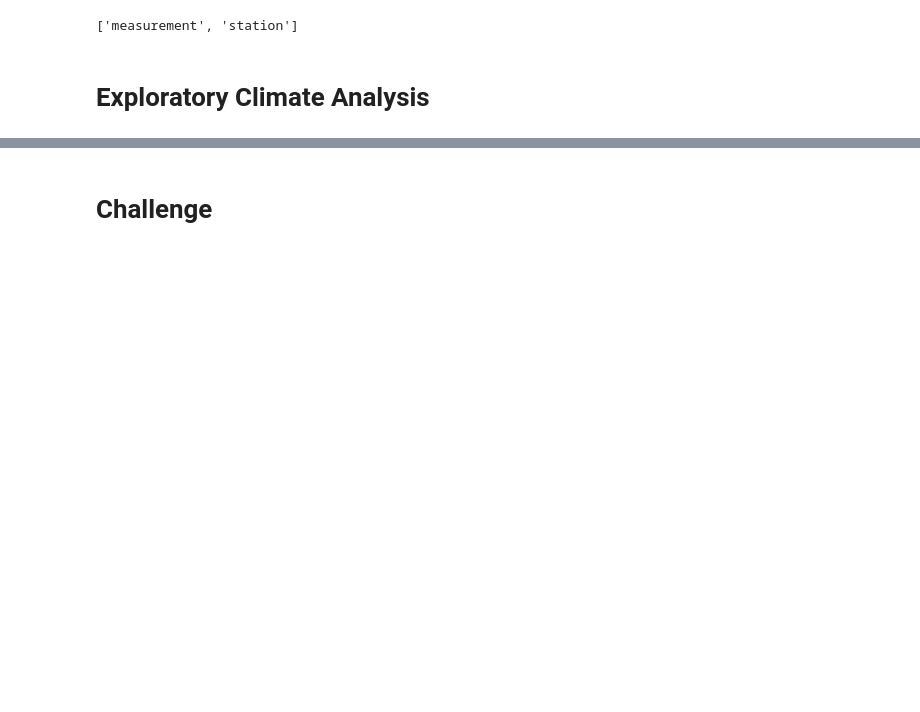
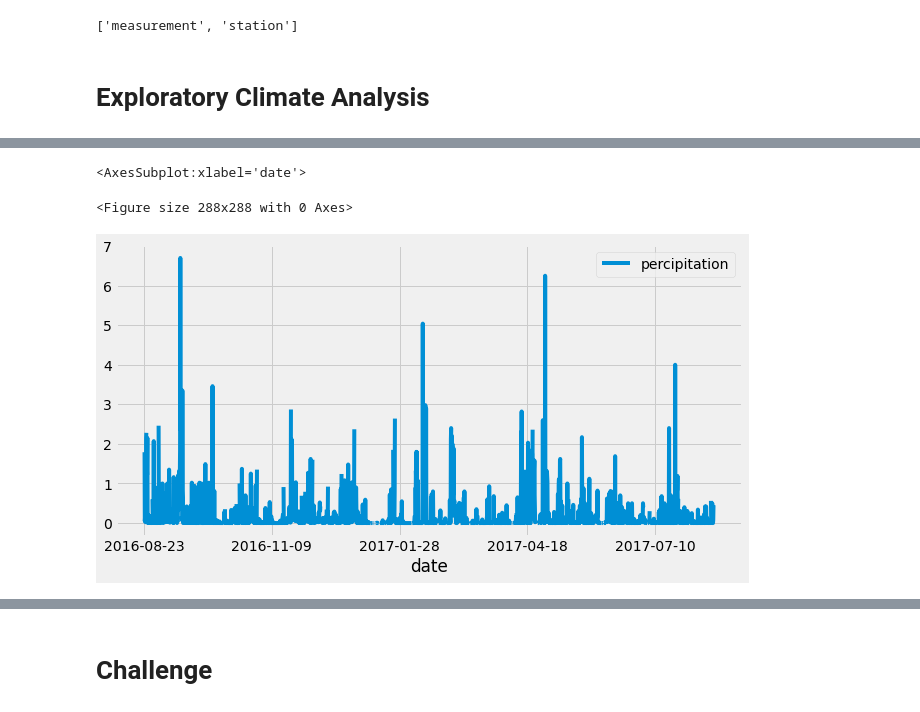
Before and after one commit to sam1arif/surfs_up, a Jupyter notebook: climate_analysis.ipynb, the cells around one changed output, grey strips where cells are left out. Drawn from its saved outputs; the diff is of its cells as text; code cells hidden in the pictures; blank space fills up the shorter version.

```diff
--- a/climate_analysis.ipynb
+++ b/climate_analysis.ipynb
@@ -39,11 +39,18 @@ session = Session(engine)
 #Starting from the last data point in the database.
 
 # Calculate the date one year from the last date in data set.
+prev_year = dt.date(2017, 8, 23) - dt.timedelta(days=365)
 
 # Perform a query to retrieve the data and precipitation scores
+results = []
+results = session.query(Measurement.date, Measurement.prcp).filter(Measurement.date >= prev_year).all()
 
 # Save the query results as a Pandas DataFrame and set the index to the date column
+df = pd.DataFrame(results, columns=['date', 'percipitation'])
 
 # Sort the dataframe by date
+df.set_index(df['date'], inplace=True)
 
-# Use Pandas Plotting with Matplotlib to plot the data
+# sort results by date (since the index is date)
+df = df.sort_index()
+print(df.to_string(index=False))
@@ -50,2 +75,12 @@ session = Session(engine)
+# %%
+# Use Pandas Plotting with Matplotlib to plot the data
+f = plt.figure()
+f.set_figwidth(4)
+
+df.plot(figsize = (10, 5))
+# %% [output]
+<AxesSubplot:xlabel='date'>
+<Figure size 288x288 with 0 Axes>
+[figure, added]
 # %%
 # Use Pandas to calcualte the summary statistics for the precipitation data
```
Also changed, not shown: parts of 2 cells of this notebook.
